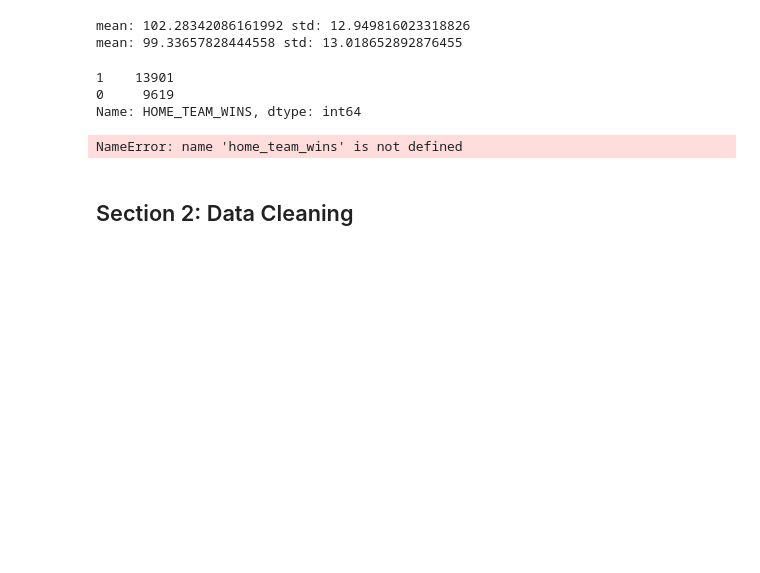
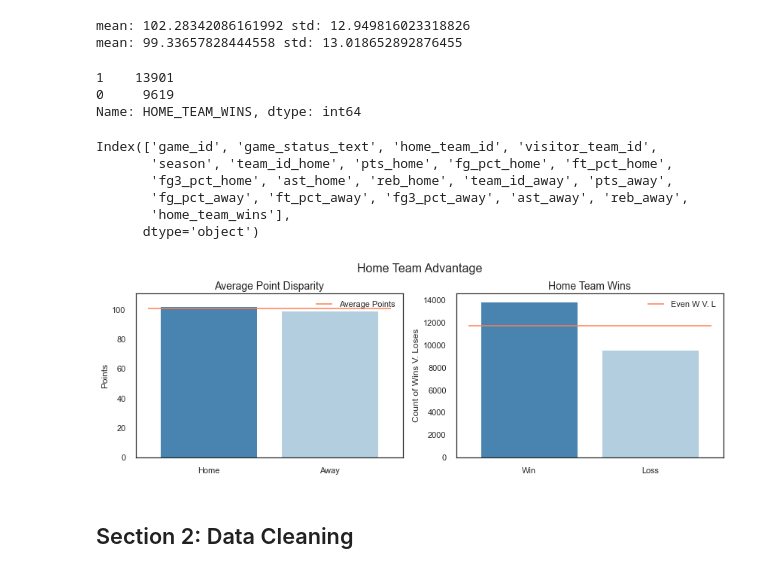
Before and after one commit to dawsonc96/NBA-Game-Prediction, a Jupyter notebook: eda_data_cleaning.ipynb, the cells around one changed output. Drawn from its saved outputs; the diff is of its cells as text; code cells hidden in the pictures; blank space fills up the shorter version.

```diff
--- a/eda_data_cleaning.ipynb
+++ b/eda_data_cleaning.ipynb
@@ -175,40 +145,53 @@ games.HOME_TEAM_WINS.value_counts()
 1    13901
 0     9619
 Name: HOME_TEAM_WINS, dtype: int64
+# %%
+games.columns = [x.lower() for x in games.columns]
+# %%
+games.columns
+# %% [output]
+Index(['game_id', 'game_status_text', 'home_team_id', 'visitor_team_id',
+       'season', 'team_id_home', 'pts_home', 'fg_pct_home', 'ft_pct_home',
+       'fg3_pct_home', 'ast_home', 'reb_home', 'team_id_away', 'pts_away',
+       'fg_pct_away', 'ft_pct_away', 'fg3_pct_away', 'ast_away', 'reb_away',
+       'home_team_wins'],
+      dtype='object')
 # %%
 # show that home teams score more on average than away teams
-home_team = games.PTS_home.mean()
-away_team = games.PTS_away.mean()
+home_team = games.pts_home.mean()
+away_team = games.pts_away.mean()
+home_team_wins = games[games['home_team_wins'] == 1].value_counts().sum()
+away_team_wins = games[games['home_team_wins'] == 0].value_counts().sum()
 points = (home_team+away_team)/2
 
 #prepare plot labels
 label_team= ["Home", "Away"]
 values_team = [home_team, away_team]
 label_wins = ["Home", "Away"]
 values_wins = [home_team_wins, away_team_wins]
 
 #--------------------------Bar Plots--------------------------------------#
 fig, ax = plt.subplots(1, 2, figsize=(14,4))
 
 sns.barplot(ax = ax[0], x=label_team, y=values_team, palette="Blues_r")
-sns.barplot(ax = ax[1], x=games.HOME_TEAM_WINS.value_counts().index, y=games.HOME_TEAM_WINS.value_counts(), order = [1,0], palette="Blues_r")
+sns.barplot(ax = ax[1], x=games.home_team_wins.value_counts().index, y=games.home_team_wins.value_counts(), order = [1,0], palette="Blues_r")
 ax[0].hlines(points, -.5 ,1.5, colors="coral", label="Average Points") #plot average price horizontal line
 ax[1].hlines(len(games)/2, -.5 ,1.5, colors="coral", label="Even W V. L") #plot average price horizontal line
 
 #prettify graphs
 ax[0].set_ylabel("Points", size=12)
 ax[0].set_title("Average Point Disparity", size=14)
 ax[0].set_ylim(0,1.1*points)
 ax[0].legend()
 
 ax[1].set_ylabel("Count of Wins V. Loses", size=12)
 ax[1].set_title("Home Team Wins", size=14)
 ax[1].set_xticklabels(['Win', 'Loss'])
 # ax[1].set_ylim(0,1.1*)
 ax[1].legend()
 
 plt.suptitle("Home Team Advantage", size=16, y=1.02)
 plt.show()
 # %% [output]
-NameError: name 'home_team_wins' is not defined
+[figure, added]
 # %%
```
Also changed, not shown: parts of 2 cells of this notebook, 2 other files.
